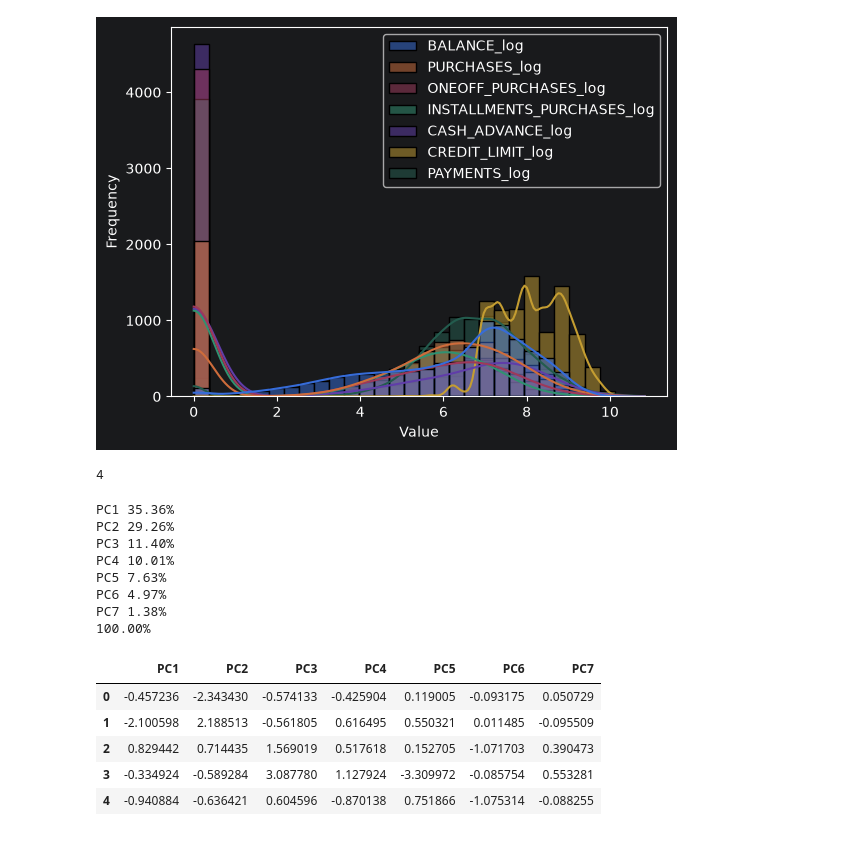
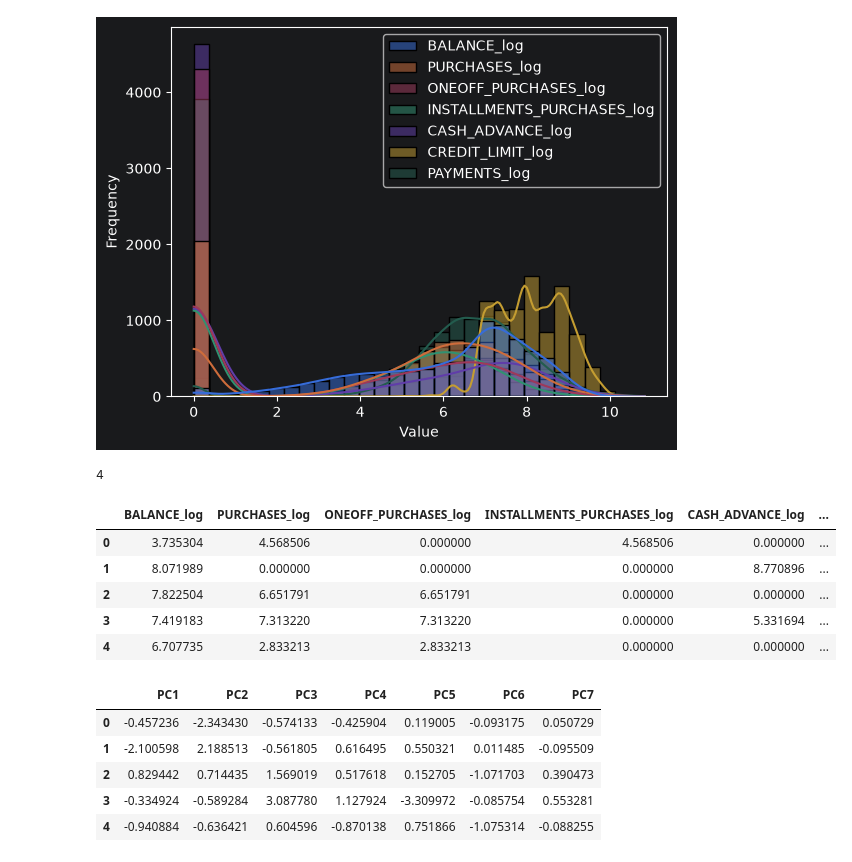
Before and after one commit to Abd0id/projet-segmentation-clients, a Jupyter notebook: notebooks/preprocessing.ipynb, the cells around one changed output. Drawn from its saved outputs; the diff is of its cells as text; code cells hidden in the pictures.

```diff
--- a/notebooks/preprocessing.ipynb
+++ b/notebooks/preprocessing.ipynb
@@ -33,7 +35,7 @@ numeric_cols = ["BALANCE", "PURCHASES", "ONEOFF_PURCHASES", "INSTALLMENTS_PURCHA
 df_prepare_clustering = df_clean[numeric_cols].copy()
 
 for i in numeric_cols:
-    df_prepare_clustering[f"{i}_log"] = np.log1p(df[i])
+    df_prepare_clustering[f"{i}_log"] = np.log1p(df_prepare_clustering[i])
     df_prepare_clustering.drop(columns=i, inplace=True)
 # %%
 
@@ -49,34 +51,26 @@ X_scaled = scaler.fit_transform(df_prepare_clustering)
 # %%
 pca = PCA()
 X_pca = pca.fit_transform(X_scaled)
 
 variance_per_pc = pca.explained_variance_ratio_
 cumulative_variance = np.cumsum(variance_per_pc)
 
 min_components = np.argmax(cumulative_variance > 0.80) + 1
 
 print(min_components)
+df_prepare_clustering.head()
 # %% [output]
 4
+|  | BALANCE_log | PURCHASES_log | ONEOFF_PURCHASES_log | INSTALLMENTS_PURCHASES_log | CASH_ADVANCE_log | ... |
+| 0 | 3.735304 | 4.568506 | 0.000000 | 4.568506 | 0.000000 | ... |
+| 1 | 8.071989 | 0.000000 | 0.000000 | 0.000000 | 8.770896 | ... |
+| 2 | 7.822504 | 6.651791 | 6.651791 | 0.000000 | 0.000000 | ... |
+| 3 | 7.419183 | 7.313220 | 7.313220 | 0.000000 | 5.331694 | ... |
+| 4 | 6.707735 | 2.833213 | 2.833213 | 0.000000 | 0.000000 | ... |
 # %%
-pca = PCA(n_components=7)
-X_pca = pca.fit_transform(X_scaled)
-variance_per_pc = pca.explained_variance_ratio_
-
-for i, ratio in enumerate(variance_per_pc):
-    print(f"PC{i+1} {ratio:.2%}")
-print(f"{sum(variance_per_pc):.2%}")
 df_prepare_clustering = pd.DataFrame(X_pca, columns=['PC1', 'PC2', 'PC3', 'PC4', 'PC5', 'PC6', 'PC7'])
 df_prepare_clustering.head()
 # %% [output]
-PC1 35.36%
-PC2 29.26%
-PC3 11.40%
-PC4 10.01%
-PC5 7.63%
-PC6 4.97%
-PC7 1.38%
-100.00%
 |  | PC1 | PC2 | PC3 | PC4 | PC5 | PC6 | PC7 |
 | 0 | -0.457236 | -2.343430 | -0.574133 | -0.425904 | 0.119005 | -0.093175 | 0.050729 |
 | 1 | -2.100598 | 2.188513 | -0.561805 | 0.616495 | 0.550321 | 0.011485 | -0.095509 |
```
Also changed, not shown: parts of 7 cells of this notebook, 15 other files.
